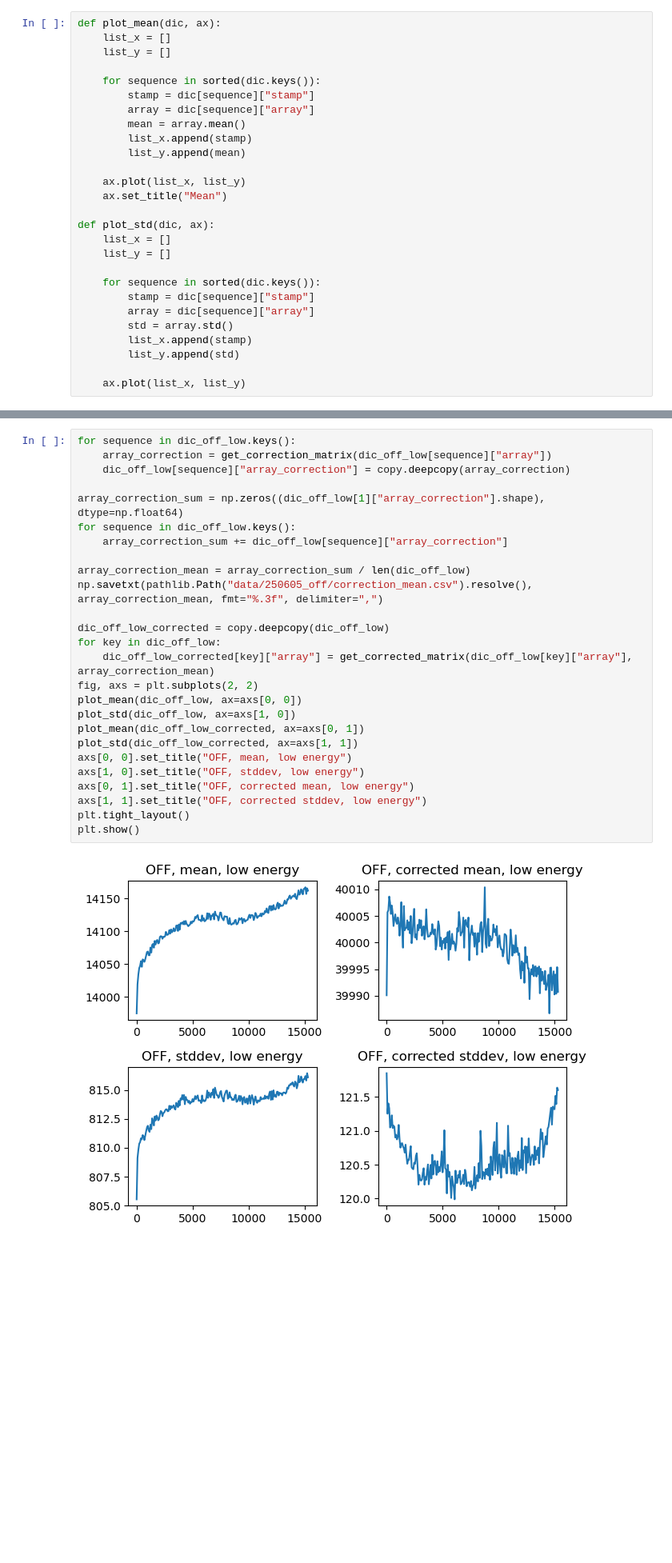
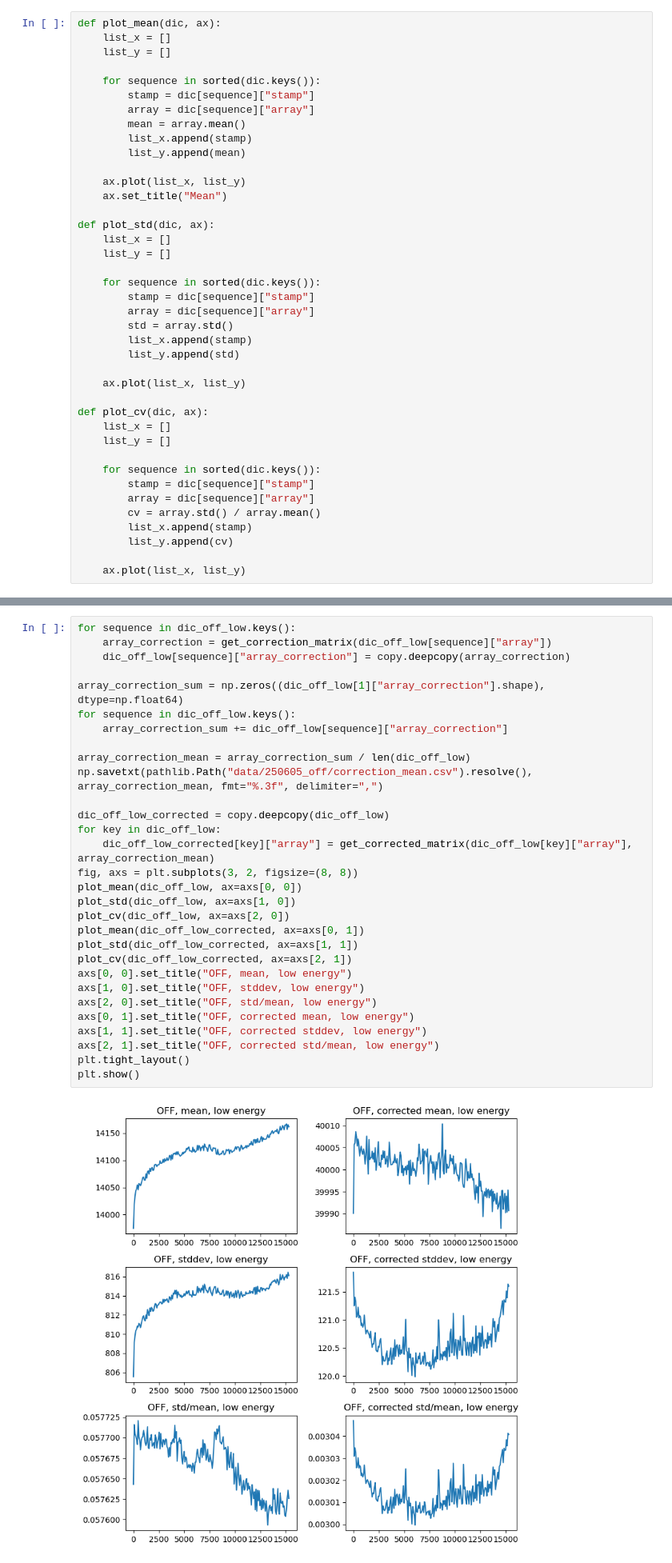
Before and after one commit to naltang/xless, a Jupyter notebook: stat.ipynb, the cells around one changed output, grey strips where cells are left out. Shown at 80% size. Cells and saved outputs as stored; diff of their text form; blank space fills up the shorter version.

```diff
--- a/stat.ipynb
+++ b/stat.ipynb
@@ -95,6 +95,19 @@ def plot_std(dic, ax):
 		list_y.append(std)
 
 	ax.plot(list_x, list_y)
+
+def plot_cv(dic, ax):
+	list_x = []
+	list_y = []
+
+	for sequence in sorted(dic.keys()):
+		stamp = dic[sequence]["stamp"]
+		array = dic[sequence]["array"]
+		cv = array.std() / array.mean()
+		list_x.append(stamp)
+		list_y.append(cv)
+
+	ax.plot(list_x, list_y)
 # %% [markdown]
 ## Split into [low and high]
 # %%
@@ -355,31 +368,35 @@ plt.show()
 # %%
 for sequence in dic_off_low.keys():
     array_correction = get_correction_matrix(dic_off_low[sequence]["array"])
     dic_off_low[sequence]["array_correction"] = copy.deepcopy(array_correction)
 
 array_correction_sum = np.zeros((dic_off_low[1]["array_correction"].shape), dtype=np.float64)
 for sequence in dic_off_low.keys():
     array_correction_sum += dic_off_low[sequence]["array_correction"]
 
 array_correction_mean = array_correction_sum / len(dic_off_low)
 np.savetxt(pathlib.Path("data/250605_off/correction_mean.csv").resolve(), array_correction_mean, fmt="%.3f", delimiter=",")
 
 dic_off_low_corrected = copy.deepcopy(dic_off_low)
 for key in dic_off_low:
     dic_off_low_corrected[key]["array"] = get_corrected_matrix(dic_off_low[key]["array"], array_correction_mean)
-fig, axs = plt.subplots(2, 2)
+fig, axs = plt.subplots(3, 2, figsize=(8, 8))
 plot_mean(dic_off_low, ax=axs[0, 0])
 plot_std(dic_off_low, ax=axs[1, 0])
+plot_cv(dic_off_low, ax=axs[2, 0])
 plot_mean(dic_off_low_corrected, ax=axs[0, 1])
 plot_std(dic_off_low_corrected, ax=axs[1, 1])
+plot_cv(dic_off_low_corrected, ax=axs[2, 1])
 axs[0, 0].set_title("OFF, mean, low energy")
 axs[1, 0].set_title("OFF, stddev, low energy")
+axs[2, 0].set_title("OFF, std/mean, low energy")
 axs[0, 1].set_title("OFF, corrected mean, low energy")
 axs[1, 1].set_title("OFF, corrected stddev, low energy")
+axs[2, 1].set_title("OFF, corrected std/mean, low energy")
 plt.tight_layout()
 plt.show()
 # %% [output]
-[figure, old version]
+[figure, new version]
 # %% [markdown]
 ## Distortion measurement
 # %%
```
Also changed, not shown: parts of 2 cells of this notebook.
